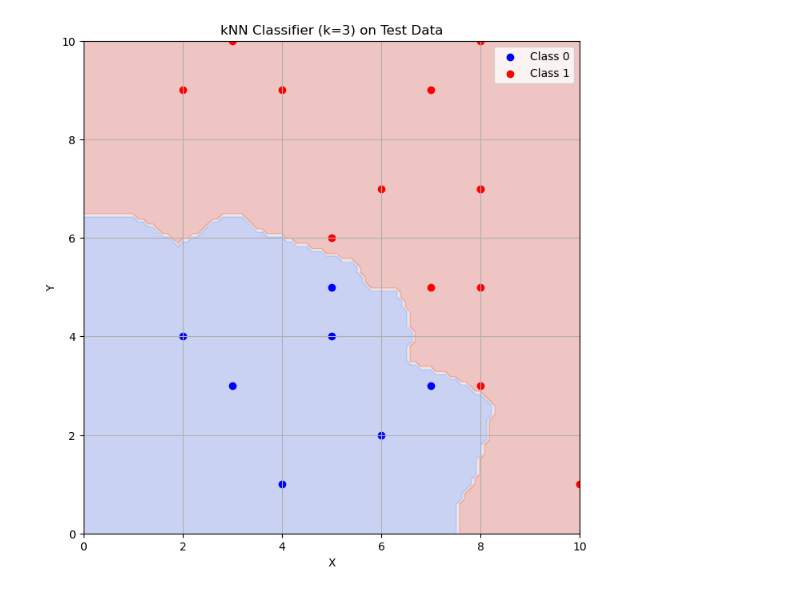
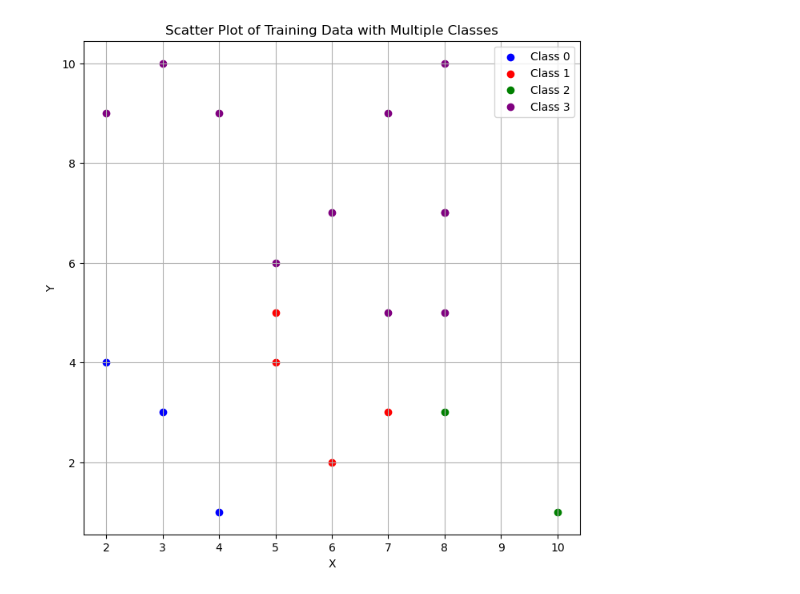
Before and after one commit to ojasvatstyagi/MachineLearning, a Jupyter notebook: Lab4.ipynb, the cells around one changed output. Drawn from its saved outputs; the diff is of its cells as text; code cells hidden in the pictures.

```diff
--- a/Lab4.ipynb
+++ b/Lab4.ipynb
@@ -87,49 +148,69 @@ print(f"R2 Score: {r2}")
 # %%
-import matplotlib.pyplot as plt
-import numpy as np
-
 # Generate 20 random data points for X and Y
 np.random.seed(42)
 X = np.random.randint(1, 11, 20)
 Y = np.random.randint(1, 11, 20)
 
 # Assign classes based on the value of X and Y
-classes = np.where(X + Y > 10, 1, 0)
+# Here we create 4 classes based on different conditions
+classes = np.zeros(20, dtype=int)  # Initialize an array for classes
+
+# Class assignment based on conditions
+classes[(X + Y <= 10) & (X < 5)] = 0  # Class 0
+classes[(X + Y <= 10) & (X >= 5)] = 1  # Class 1
+classes[(X + Y > 10) & (Y < 5)] = 2    # Class 2
+classes[(X + Y > 10) & (Y >= 5)] = 3   # Class 3
 
 # Plotting the scatter plot
 plt.figure(figsize=(8, 8))
-plt.scatter(X[classes == 0], Y[classes == 0], color='blue', label='Class 0')
-plt.scatter(X[classes == 1], Y[classes == 1], color='red', label='Class 1')
+colors = ['blue', 'red', 'green', 'purple']
+labels = ['Class 0', 'Class 1', 'Class 2', 'Class 3']
+
+for class_label in range(4):
+    plt.scatter(X[classes == class_label], Y[classes == class_label],
+                color=colors[class_label], label=labels[class_label])
+
 plt.xlabel('X')
 plt.ylabel('Y')
-plt.title('Scatter Plot of Training Data')
+plt.title('Scatter Plot of Training Data with Multiple Classes')
 plt.legend()
 plt.grid()
 plt.show()
+# %% [output]
+[figure, added]
 # %%
-# Generate test data points
-test_X, test_Y = np.meshgrid(np.arange(0, 10.1, 0.1), np.arange(0, 10.1, 0.1))
-test_data = np.c_[test_X.ravel(), test_Y.ravel()]
+def generate_test_data():
+    # Generate test data points
+    test_X, test_Y = np.meshgrid(np.arange(0, 10.1, 0.1), np.arange(0, 10.1, 0.1))
+    return test_X, test_Y, np.c_[test_X.ravel(), test_Y.ravel()]
 
-# Train a kNN classifier
-knn = KNeighborsClassifier(n_neighbors=3)
-knn.fit(np.c_[X, Y], classes)
+def train_knn(X, Y, classes, k):
+    # Train a kNN classifier
+    knn = KNeighborsClassifier(n_neighbors=k)
+    knn.fit(np.c_[X, Y], classes)
+    return knn
 
-# Predict the class for each test data point
-test_pred = knn.predict(test_data)
-test_pred = test_pred.reshape(test_X.shape)
+def plot_decision_boundary(knn, test_data, test_X, test_Y, X, Y, classes, k):
+    # Predict the class for each test data point
+    test_pred = knn.predict(test_data)
+    test_pred = test_pred.reshape(test_X.shape)
 
-# Plot the decision boundary and the test points
-plt.figure(figsize=(8, 8))
-plt.contourf(test_X, test_Y, test_pred, alpha=0.3, cmap='coolwarm')
-plt.scatter(X[classes == 0], Y[classes == 0], color='blue', label='Class 0')
-plt.scatter(X[classes == 1], Y[classes == 1], color='red', label='Class 1')
-plt.xlabel('X')
-plt.ylabel('Y')
-plt.title('kNN Classifier (k=3) on Test Data')
-plt.legend()
-plt.grid()
-plt.show()
+    # Plot the decision boundary and the training points
+    plt.figure(figsize=(8, 8))
+    plt.contourf(test_X, test_Y, test_pred, alpha=0.3, cmap='coolwarm')
+
+    # Plot each class with a different color
+    colors = ['blue', 'red', 'green', 'purple']
+    labels = ['Class 0', 'Class 1', 'Class 2', 'Class 3']
+
+    for class_label in range(4):
+        plt.scatter(X[classes == class_label], Y[classes == class_label],
+                    color=colors[class_label], label=labels[class_label])
+
+    plt.xlabel('X')
+    plt.ylabel('Y')
+    plt.title(f'kNN Classifier (k={k}) on Test Data')
+    plt.legend()
+    plt.grid()
+    plt.show()
-# %% [output]
-[figure, removed]
 # %%
```
Also changed, not shown: parts of 8 cells of this notebook.
